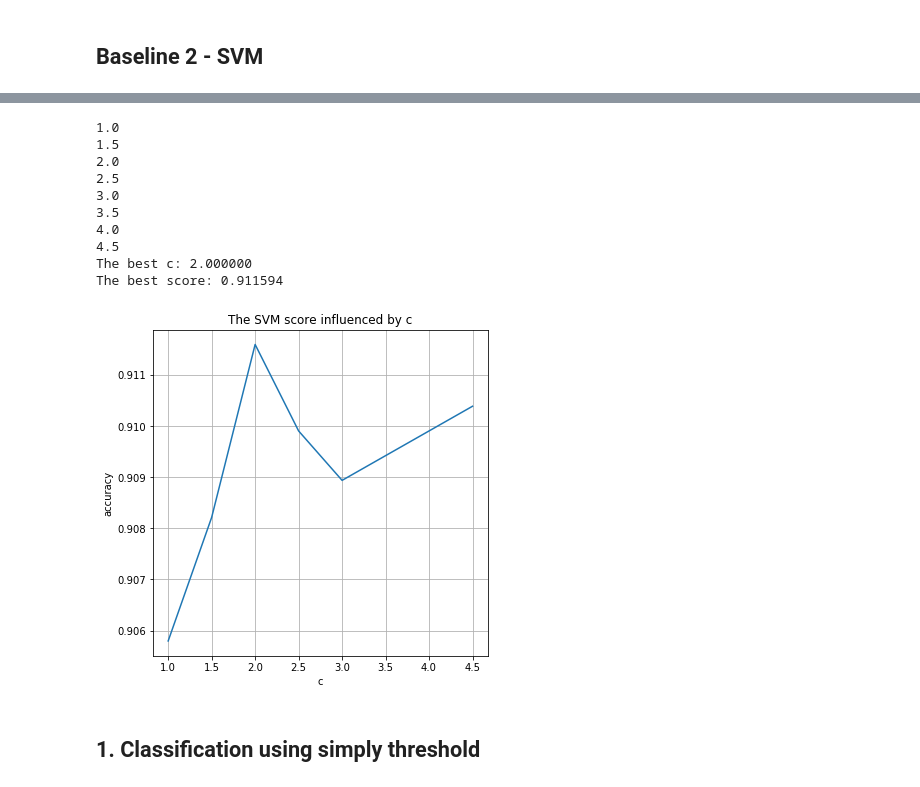
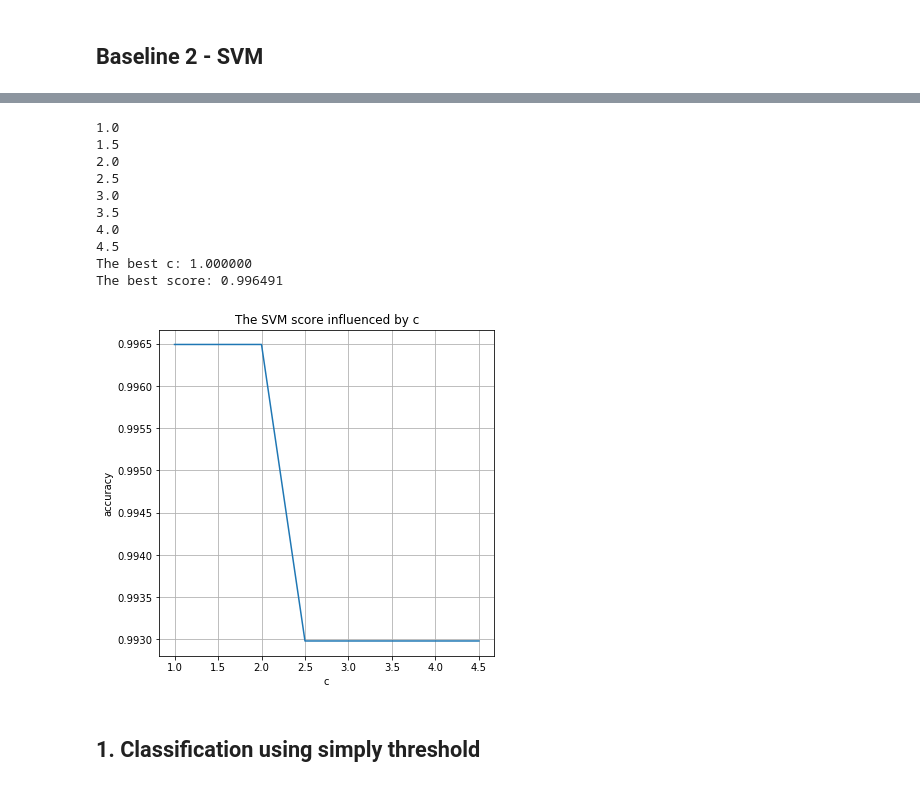
Before and after one commit to quentin-duchemin/Projet_MALAP, a Jupyter notebook: Projet.ipynb, the cells around one changed output, grey strips where cells are left out. Drawn from its saved outputs; the diff is of its cells as text; code cells hidden in the pictures.

```diff
--- a/Projet.ipynb
+++ b/Projet.ipynb
@@ -323,20 +323,20 @@ def test_svm(data, y, L):
     plt.grid()
     plt.show()
 # %%
-# test_svm(data, ymnisttrain, L)
-test_svm(data, lbl, L)
+test_svm(data, ymnisttrain, L)
+#test_svm(data, lbl, L)
 # %% [output]
 1.0
 1.5
 2.0
 2.5
 3.0
 3.5
 4.0
 4.5
-The best c: 2.000000
-The best score: 0.911594
+The best c: 1.000000
+The best score: 0.996491
-[figure, old version]
+[figure, new version]
 # %% [markdown]
 ## 1. Classification using simply threshold
 # %% [markdown]
```
Also changed, not shown: parts of 16 cells of this notebook.
